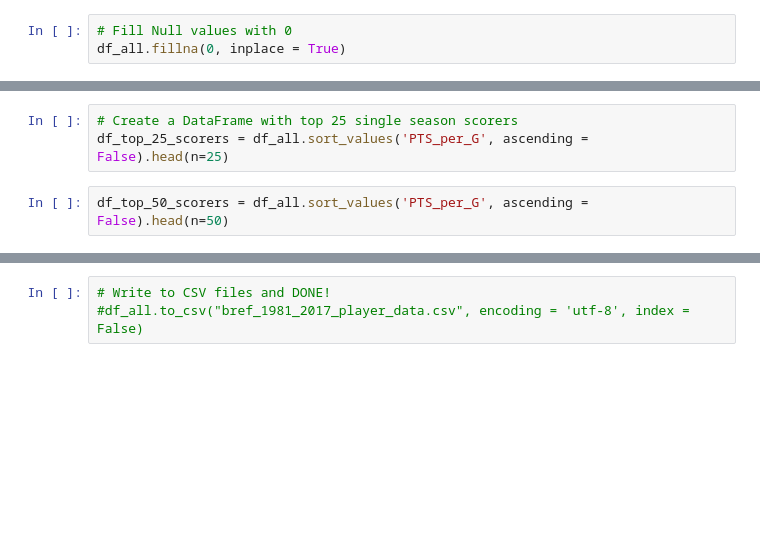
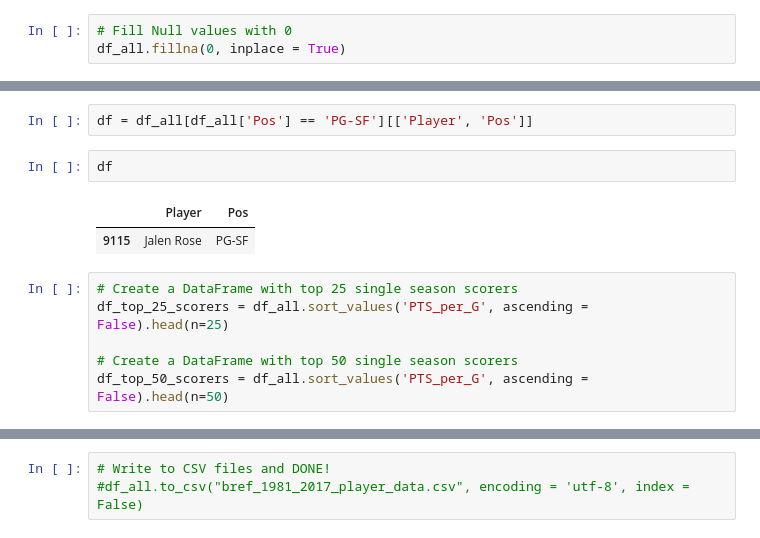
Before and after one commit to SpecCRA/nba_data_scrapers, a Jupyter notebook: bref_player_stats_scraper.ipynb, the cells around one changed output, grey strips where cells are left out. Saved outputs shown, nothing was run; the diff lists cells and outputs as text; blank space fills up the shorter version.

```diff
--- a/bref_player_stats_scraper.ipynb
+++ b/bref_player_stats_scraper.ipynb
@@ -446,5 +585,13 @@ df_all.fillna(0, inplace = True)
+# %%
+df = df_all[df_all['Pos'] == 'PG-SF'][['Player', 'Pos']]
+# %%
+df
+# %% [output]
+|  | Player | Pos |
+| 9115 | Jalen Rose | PG-SF |
 # %%
 # Create a DataFrame with top 25 single season scorers
 df_top_25_scorers = df_all.sort_values('PTS_per_G', ascending = False).head(n=25)
+
+# Create a DataFrame with top 50 single season scorers
+df_top_50_scorers = df_all.sort_values('PTS_per_G', ascending = False).head(n=50)
-# %%
-df_top_50_scorers = df_all.sort_values('PTS_per_G', ascending = False).head(n=50)
```
Also changed, not shown: parts of 17 cells of this notebook.
